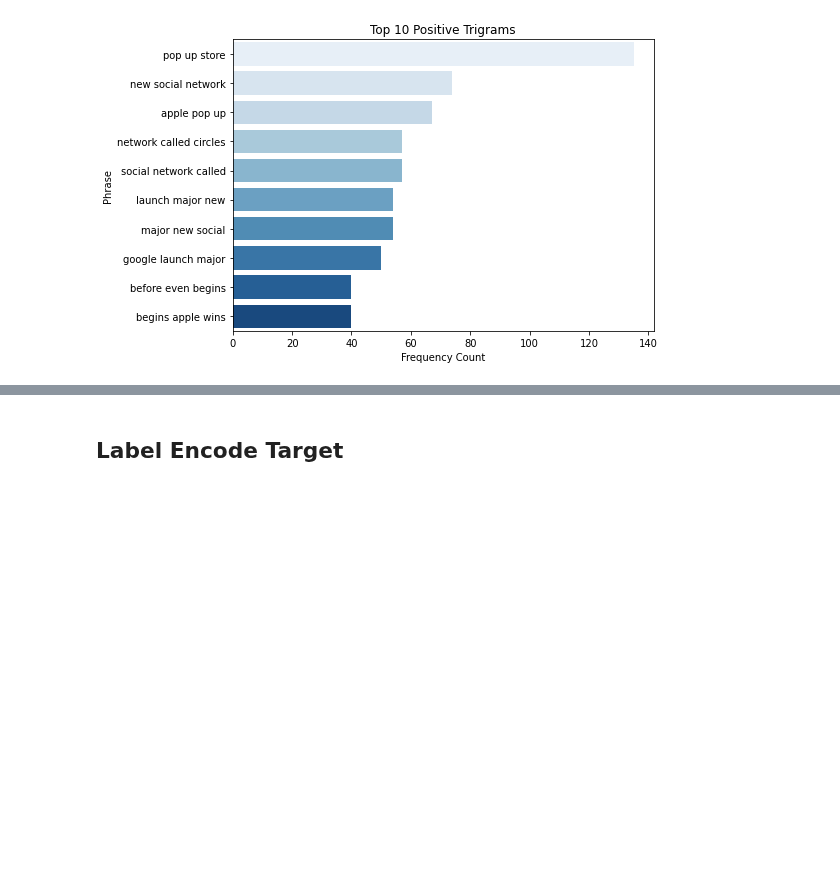
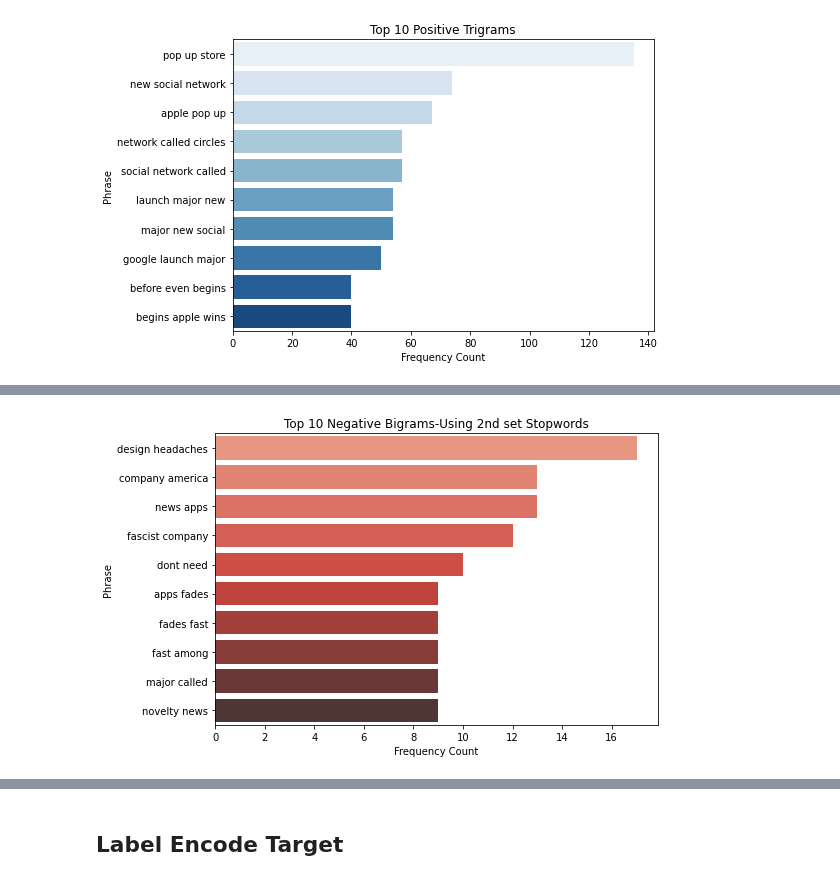
Before and after one commit to morgannash1/twitter_nlp_project, a Jupyter notebook: notebook.ipynb, the cells around one changed output, grey strips where cells are left out. Cells and saved outputs as stored; diff of their text form; code cells hidden in the pictures; blank space fills up the shorter version.

```diff
--- a/notebook.ipynb
+++ b/notebook.ipynb
@@ -584,0 +642,6 @@ When analyzing the top N-grams plots, we see that there is considerable overlap
+# %%
+#top negative bigrams using 2nd set of stopwords
+neg_bigrams_df2 = extract_top_ngrams(data, 'negative', 2, custom_stopwords2, 10)
+create_ngram_plot(neg_bigrams_df2, 'Top 10 Negative Bigrams-Using 2nd set Stopwords', 'Reds_d')
+# %% [output]
+[figure, added]
```
Also changed, not shown: parts of 32 cells of this notebook.
